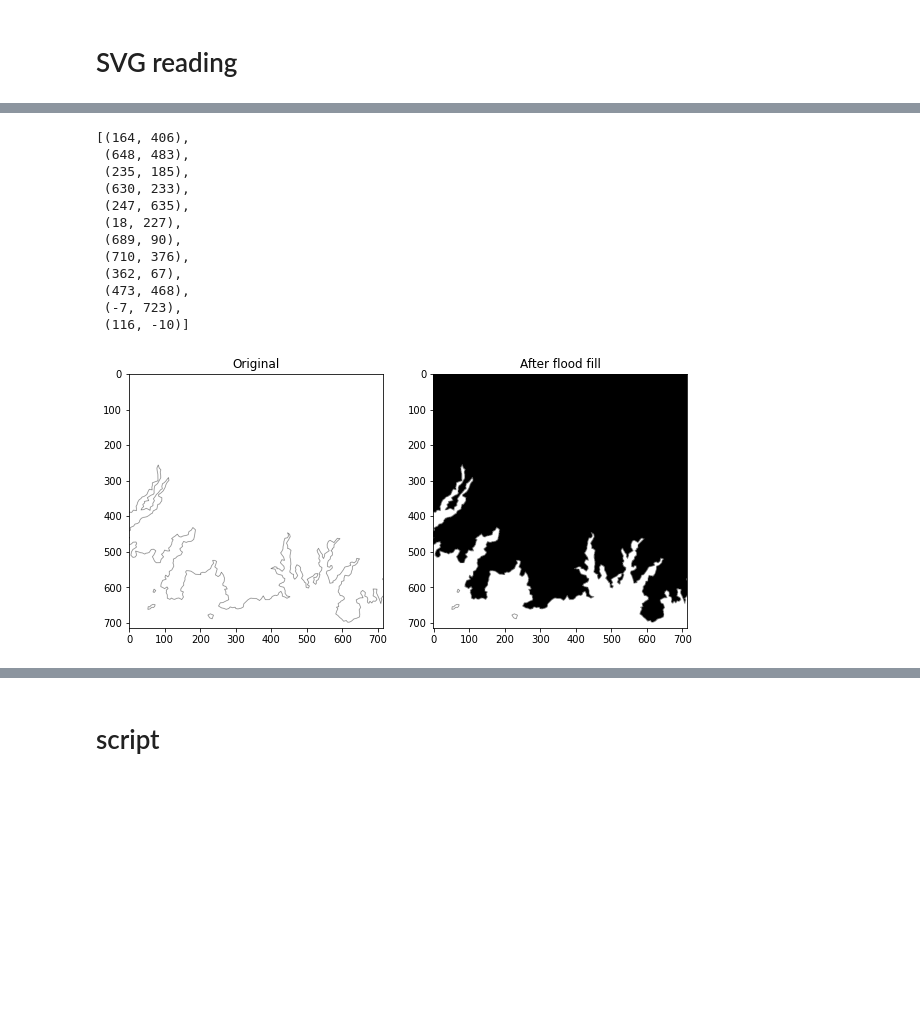
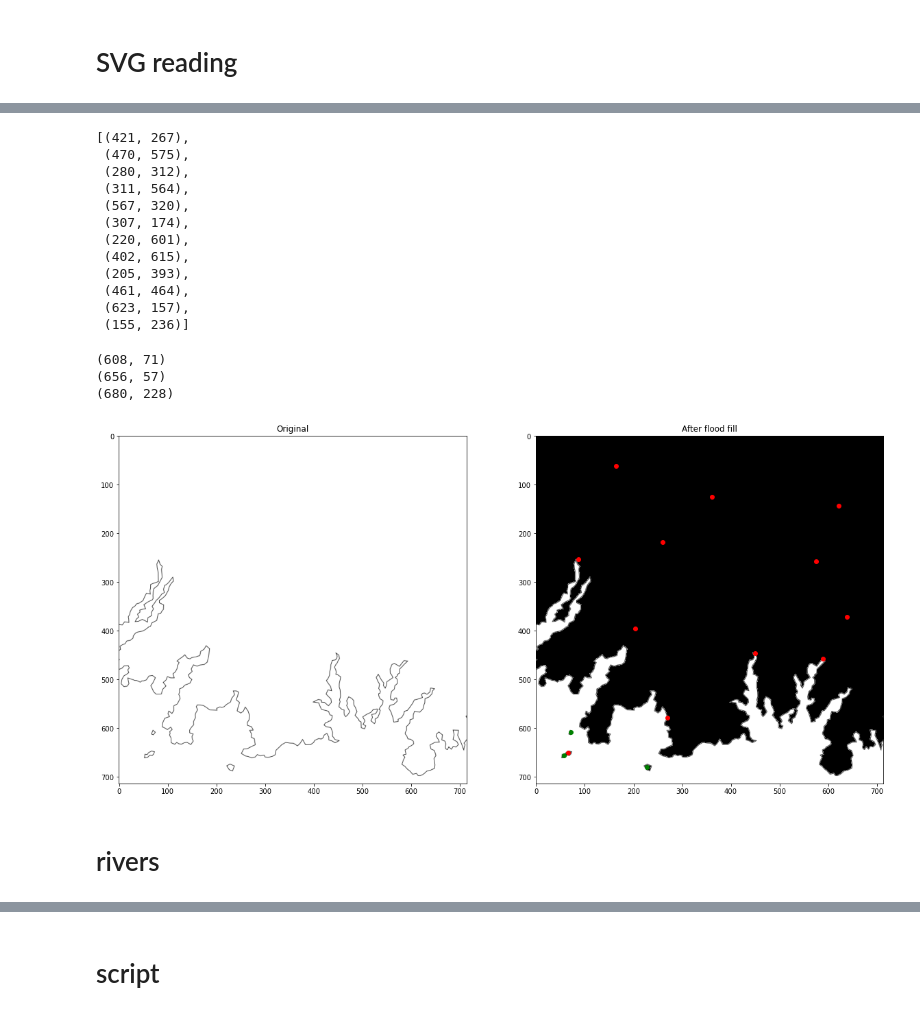
Before and after one commit to rvorias/voxel_realms, a Jupyter notebook: notebooks/automate_masking.ipynb, the cells around one changed output, grey strips where cells are left out. Drawn from its saved outputs; the diff is of its cells as text; code cells hidden in the pictures; blank space fills up the shorter version.

```diff
--- a/notebooks/automate_masking.ipynb
+++ b/notebooks/automate_masking.ipynb
@@ -70,22 +73,32 @@ drawing = extractor.get_cls(Circle)
 # %%
-def get_city_coordinates(drawing, padding=43):
+white = None
+
+def get_city_coordinates(drawing, padding=10, alpha=1.57):
+    global white
     centers = []
     for circle in drawing.contents[0].contents:
-        centers.append((int(circle.cx+drawing.width//2-padding), int(circle.cy+drawing.height//2-padding)))
+        white = circle.fillColor
+        centers.append((
+            int(circle.cy/alpha+drawing.height//2)-padding,
+            int(circle.cx/alpha+drawing.width//2)-padding
+        ))
     return centers
 
+# get city coordinates
+extractor = SVGExtractor("../resources/pen.svg")
+drawing = extractor.get_cls(Circle)
 city_centers = get_city_coordinates(drawing)
 city_centers
 # %% [output]
-[(164, 406),
- (648, 483),
- (235, 185),
- (630, 233),
- (247, 635),
- (18, 227),
- (689, 90),
- (710, 376),
- (362, 67),
- (473, 468),
- (-7, 723),
- (116, -10)]
+[(421, 267),
+ (470, 575),
+ (280, 312),
+ (311, 564),
+ (567, 320),
+ (307, 174),
+ (220, 601),
+ (402, 615),
+ (205, 393),
+ (461, 464),
+ (623, 157),
+ (155, 236)]
@@ -92,18 +143,41 @@ city_centers
 # %%
 padding = 43
 data = np.asarray(img)[padding:-padding,padding:-padding,0]
 
-for center in city_centers[:-2]:
-    filled_checkers = flood_fill(data, center, 0)
+extractor = SVGExtractor("../resources/pen.svg")
+drawing = extractor.get_cls(Circle)
+city_centers = get_city_coordinates(drawing, padding=padding, alpha=1.25)
 
-fig, ax = plt.subplots(ncols=2, figsize=(10, 5))
+extractor = SVGExtractor("../resources/pen.svg")
+drawing = extractor.get_cls(Path, "strokeWidth", 4.0)
+island_centers = get_island_coordinates(drawing, padding=padding, alpha=1.575)
 
+fig, ax = plt.subplots(ncols=2, figsize=(20, 10))
 ax[0].imshow(data, cmap=plt.cm.gray)
 ax[0].set_title('Original')
 
-ax[1].imshow(filled_checkers, cmap=plt.cm.gray)
+for center in city_centers:
+    try:
+        data = flood_fill(data, center, 0)
+        ax[1].plot(center[1], center[0], 'ro')  # seed point
+    except IndexError:
+        pass
+for center in island_centers:
+    try:
+        data = flood_fill(data, center, 0)
+        ax[1].plot(center[1], center[0], 'go')  # seed point
+        print(center)
+    except IndexError:
+        pass
+
+ax[1].imshow(data, cmap=plt.cm.gray)
 ax[1].set_title('After flood fill')
 
 plt.show()
 # %% [output]
+(608, 71)
+(656, 57)
+(680, 228)
-[figure, old version]
+[figure, new version]
+# %% [markdown]
+# rivers
```
Also changed, not shown: parts of 11 cells of this notebook, 2 other files.
